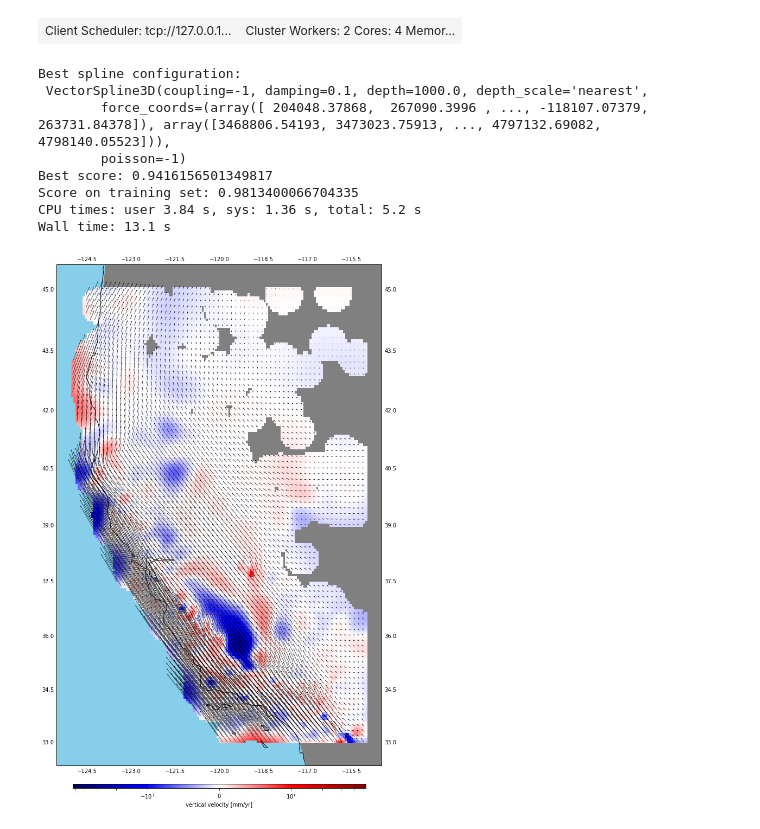
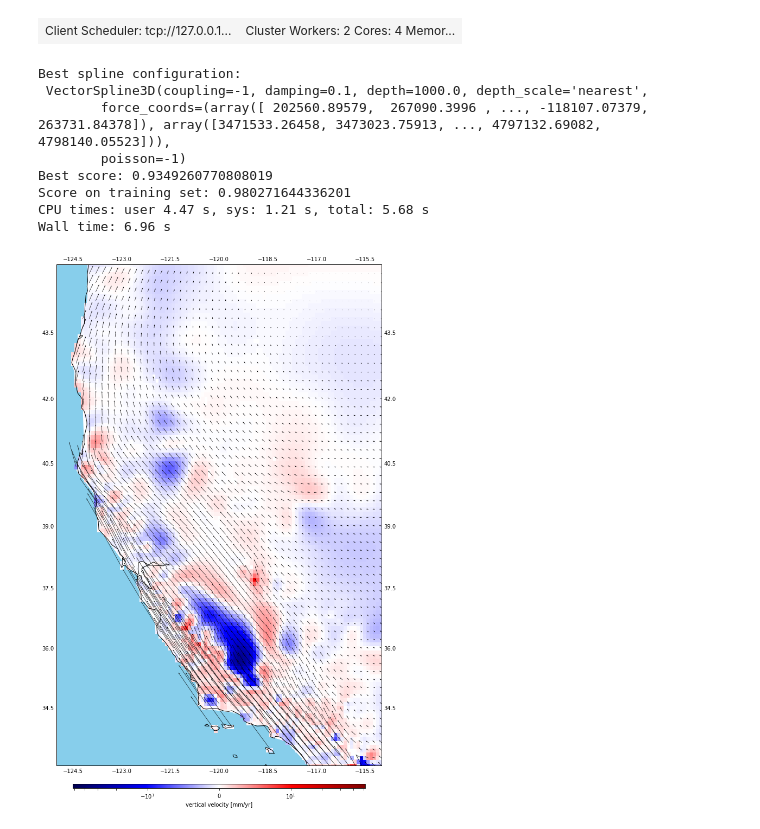
Before and after one commit to leouieda/agu2018, a Jupyter notebook: code/notebooks/pbo_data.ipynb, the cells around one changed output. Drawn from its saved outputs; the diff is of its cells as text; code cells hidden in the pictures.

Commit message:
Larger grid spacing and landmask the PBO data

```diff
--- a/code/notebooks/pbo_data.ipynb
+++ b/code/notebooks/pbo_data.ipynb
@@ -62,6 +63,13 @@ print(data.shape)
 coordinates = (data["Ref_Elong"].values, data["Ref_Nlat"].values)
 components = (data["dE/dt"].values*1000, data["dN/dt"].values*1000, data["dU/dt"].values*1000)
 uncertainty = (data["SEd"].values*1000, data["SNd"].values*1000, data["SUd"].values*1000)
-spacing = 0.075
+spacing = 0.1
 # %% [output]
 (2505, 30)
+# %%
+region_str = "/".join(str(i) for i in region)
+!gmt grdlandmask -Glandmask.nc -I$spacing -R$region_str
+with xr.open_dataset("landmask.nc") as ds:
+    mask = ds.load()
+!rm landmask.nc
+mask
@@ -158,45 +183,46 @@ print("Score on training set:", spline.score(proj_coords, components, weights))
 # %% [output]
 Best spline configuration:
  VectorSpline3D(coupling=-1, damping=0.1, depth=1000.0, depth_scale='nearest',
-        force_coords=(array([ 204048.37868,  267090.3996 , ..., -118107.07379,  263731.84378]), array([3468806.54193, 3473023.75913, ..., 4797132.69082, 4798140.05523])),
+        force_coords=(array([ 202560.89579,  267090.3996 , ..., -118107.07379,  263731.84378]), array([3471533.26458, 3473023.75913, ..., 4797132.69082, 4798140.05523])),
         poisson=-1)
-Best score: 0.9416156501349817
-Score on training set: 0.9813400066704335
-CPU times: user 3.84 s, sys: 1.36 s, total: 5.2 s
-Wall time: 13.1 s
+Best score: 0.9349260770808019
+Score on training set: 0.980271644336201
+CPU times: user 4.47 s, sys: 1.21 s, total: 5.68 s
+Wall time: 6.96 s
 # %%
 grid = spline.grid(
     region=region, spacing=spacing, projection=projection,
     dims=["latitude", "longitude"],
     data_names=["east_velocity", "north_velocity", "up_velocity"]
-)
-grid = vd.distance_mask(coordinates, maxdist=50e3, grid=grid, projection=projection)
+).where(mask.z.values)
+#grid = vd.distance_mask(coordinates, maxdist=50e3, grid=grid, projection=projection)
 # %%
 plt.figure(figsize=(11, 16))
 ax = plt.subplot(111, projection=crs)
 
-ax.add_feature(cfeature.LAND, facecolor="gray")
+#ax.add_feature(cfeature.LAND, facecolor="gray")
 ax.add_feature(cfeature.OCEAN, facecolor="skyblue")
 
 grid.up_velocity.plot.pcolormesh(
     ax=ax, cmap=cmap, vmin=-maxabs, vmax=maxabs, norm=norm, transform=transform,
     cbar_kwargs=cbargs
 )
 indexer = slice(None, None, 2)
 # Downsample the arrows so we can actually see something
 down = grid.isel(longitude=indexer, latitude=indexer)
 ax.quiver(down.longitude.values, down.latitude.values,
           down.east_velocity.values, down.north_velocity.values,
           scale=400, width=0.001, transform=transform)
 
 #ax.plot(*coordinates, 'm.', markersize=3, transform=transform)
 #ax.add_feature(cfeature.BORDERS, linewidth=1)
 ax.coastlines(linewidth=1, resolution="50m")
 ax.gridlines(draw_labels=True, linewidth=0)
+ax.set_extent(region)
 
 plt.tight_layout()
 # %% [output]
-[figure, old version]
+[figure, new version]
 # %%
 predicted = spline.predict(proj_coords)
 residuals = tuple(i - j for i, j in zip(components, predicted))
```
Also changed, not shown: parts of 9 cells of this notebook.
